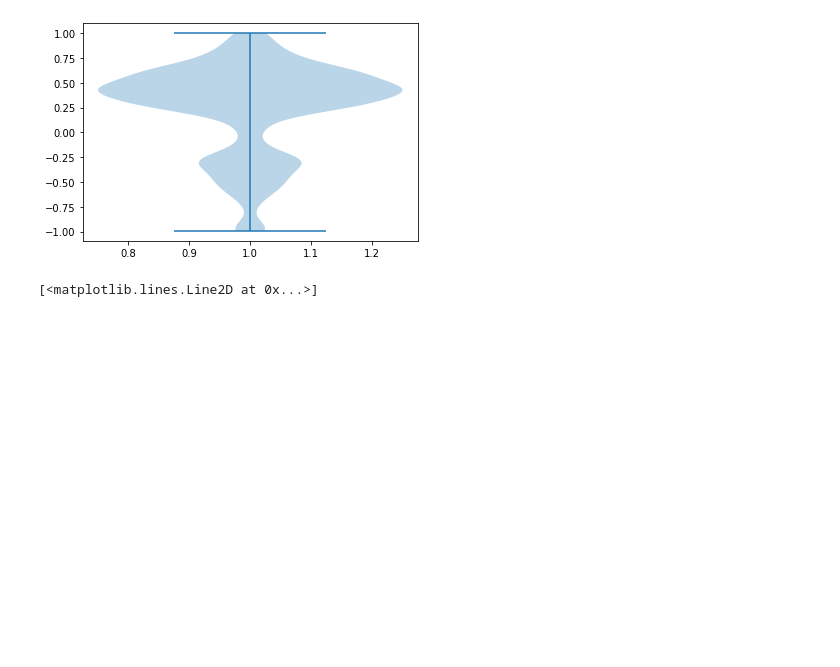
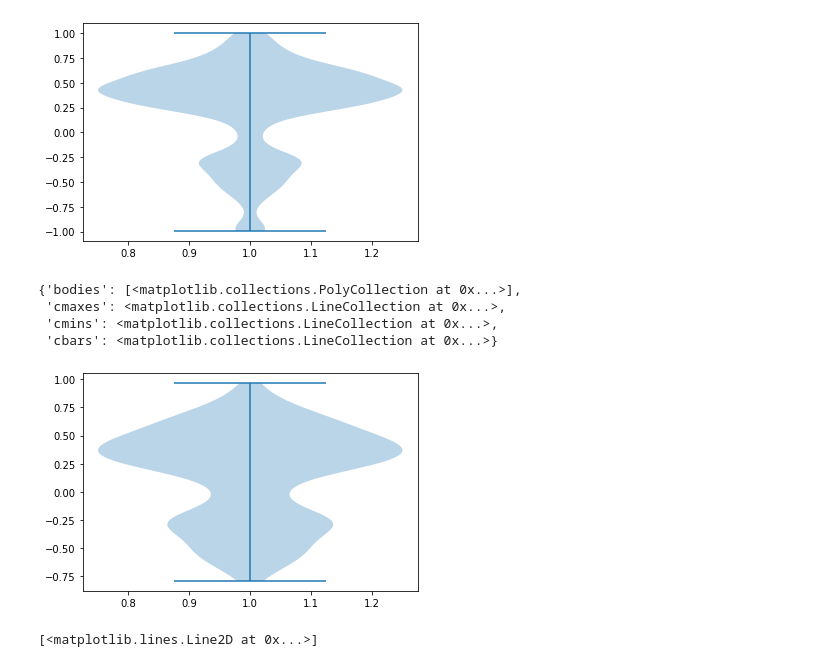
Before and after one commit to Clrizy/infoviz-twitch-chat, a Jupyter notebook: chat_sentiment.ipynb, the cells around one changed output. Drawn from its saved outputs; the diff is of its cells as text; code cells hidden in the pictures; blank space fills up the shorter version.

```diff
--- a/chat_sentiment.ipynb
+++ b/chat_sentiment.ipynb
@@ -78,4 +78,5 @@ full_df.to_csv('t1_chat_with_sentiment.csv')
 # %%
+doublelift_df = pd.read_csv('doublelift_chat_with_sentiment.csv')
 t1_df = pd.read_csv('t1_chat_with_sentiment.csv')
 poki_df = pd.read_csv('poki_chat_with_sentiment.csv')
 # %%
@@ -97,6 +98,14 @@ plt.violinplot([x for x in poki_df['compound'] if x != 0])
  'cmins': <matplotlib.collections.LineCollection at 0x...>,
  'cbars': <matplotlib.collections.LineCollection at 0x...>}
 [figure]
+# %%
+plt.violinplot([x for x in doublelift_df['compound'] if x != 0])
+# %% [output]
+{'bodies': [<matplotlib.collections.PolyCollection at 0x...>],
+ 'cmaxes': <matplotlib.collections.LineCollection at 0x...>,
+ 'cmins': <matplotlib.collections.LineCollection at 0x...>,
+ 'cbars': <matplotlib.collections.LineCollection at 0x...>}
+[figure, added]
 # %%
 # filter out "noise" events that are just 0s
 # %%
```
Also changed, not shown: parts of 3 cells of this notebook, 5 other files.
